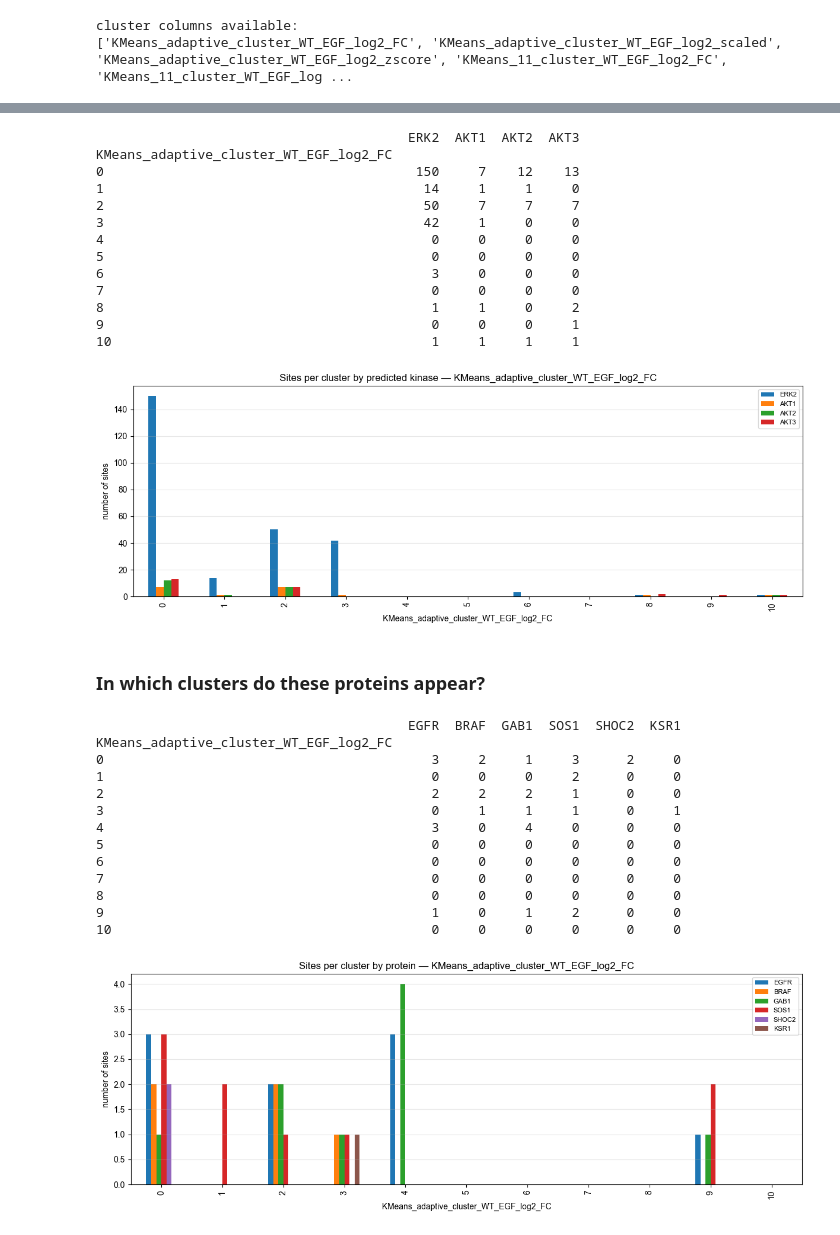
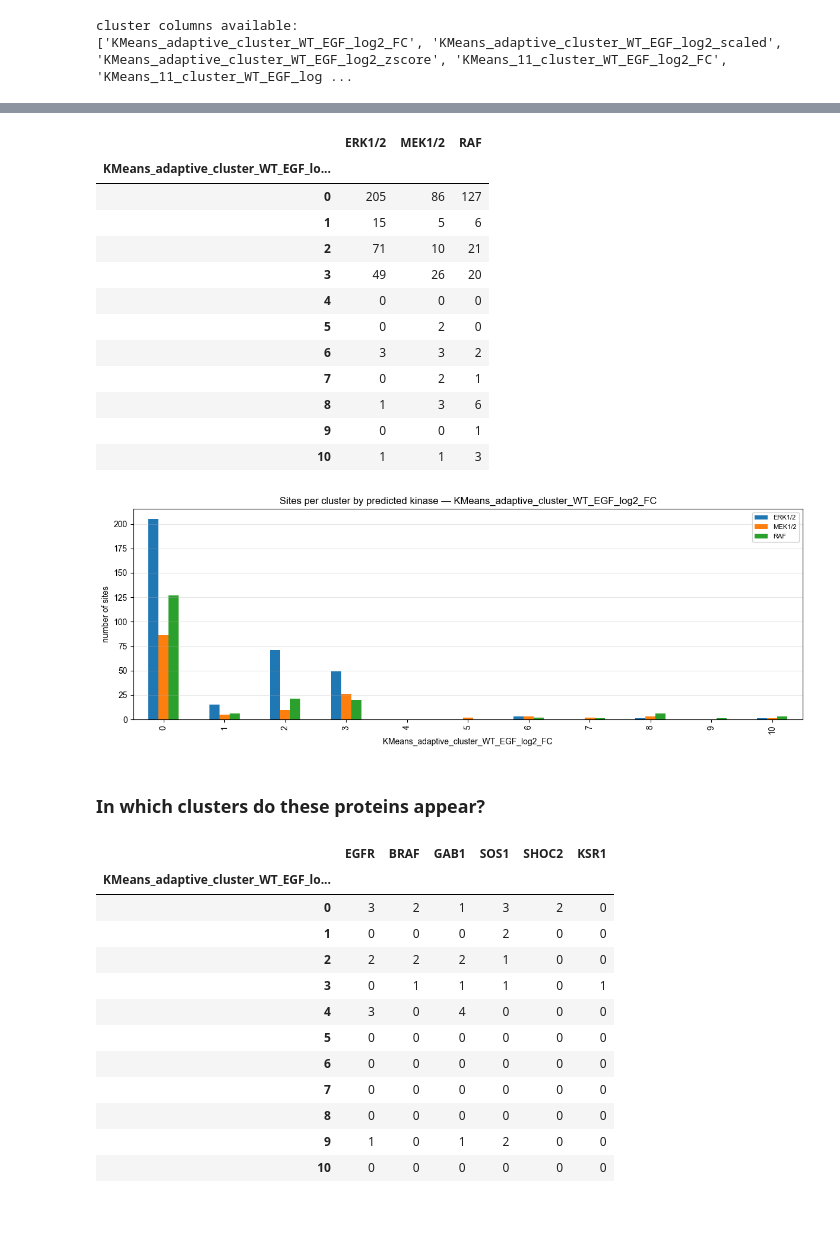
Before and after one commit to IgnacioNavas/TMT_Data_analysis, a Jupyter notebook: notebooks/05_downstream/kinase_prediction.ipynb, the cells around one changed output, grey strips where cells are left out. Cells and saved outputs as stored; diff of their text form; code cells hidden in the pictures.

```diff
--- a/notebooks/05_downstream/kinase_prediction.ipynb
+++ b/notebooks/05_downstream/kinase_prediction.ipynb
@@ -248,53 +253,51 @@ for the top prediction only, or `min_percentile=` to require a confidence floor.
 kin_table = kinase_cluster_table(df_annotated,
                                  cluster_col=CLUSTER_COL,
                                  kinases=QUERY_KINASES,
+                                 groups=KINASE_GROUPS,   # merge paralogs (union; a site counts once)
                                  top_n=TOP_N,)
-print(kin_table)
-
-fig, ax = plot_cluster_composition(kin_table,
-                                   kind="bar",
-                                   title=f"Sites per cluster by predicted kinase — {CLUSTER_COL}",)
-plt.show()
+# print(kin_table)
+kin_table
 # %% [output]
-                                        ERK2  AKT1  AKT2  AKT3
-KMeans_adaptive_cluster_WT_EGF_log2_FC
-0                                        150     7    12    13
-1                                         14     1     1     0
-2                                         50     7     7     7
-3                                         42     1     0     0
-4                                          0     0     0     0
-5                                          0     0     0     0
-6                                          3     0     0     0
-7                                          0     0     0     0
-8                                          1     1     0     2
-9                                          0     0     0     1
-10                                         1     1     1     1
-[figure, removed]
+|  | ERK1/2 | MEK1/2 | RAF |
+| KMeans_adaptive_cluster_WT_EGF_lo... |  |  |  |
+| 0 | 205 | 86 | 127 |
+| 1 | 15 | 5 | 6 |
+| 2 | 71 | 10 | 21 |
+| 3 | 49 | 26 | 20 |
+| 4 | 0 | 0 | 0 |
+| 5 | 0 | 2 | 0 |
+| 6 | 3 | 3 | 2 |
+| 7 | 0 | 2 | 1 |
+| 8 | 1 | 3 | 6 |
+| 9 | 0 | 0 | 1 |
+| 10 | 1 | 1 | 3 |
+# %%
+fig, ax = plot_cluster_composition(kin_table,
+                                   kind="bar",
+                                   title=f"Sites per cluster by predicted kinase — {CLUSTER_COL}",)
+plt.show()
+# %% [output]
+[figure, added]
 # %% [markdown]
 ### In which clusters do these proteins appear?
 # %%
 prot_table = protein_cluster_table(df_annotated,
                                    cluster_col=CLUSTER_COL,
                                    proteins=QUERY_PROTEINS,
                                    protein_col="protein_name",)
-print(prot_table)
-
-fig, ax = plot_cluster_composition(prot_table,
-                                   kind="bar",
-                                   title=f"Sites per cluster by protein — {CLUSTER_COL}",)
-plt.show()
+# print(prot_table)
+prot_table
 # %% [output]
-                                        EGFR  BRAF  GAB1  SOS1  SHOC2  KSR1
-KMeans_adaptive_cluster_WT_EGF_log2_FC
-0                                          3     2     1     3      2     0
-1                                          0     0     0     2      0     0
-2                                          2     2     2     1      0     0
-3                                          0     1     1     1      0     1
-4                                          3     0     4     0      0     0
-5                                          0     0     0     0      0     0
-6                                          0     0     0     0      0     0
-7                                          0     0     0     0      0     0
-8                                          0     0     0     0      0     0
-9                                          1     0     1     2      0     0
-10                                         0     0     0     0      0     0
-[figure, removed]
+|  | EGFR | BRAF | GAB1 | SOS1 | SHOC2 | KSR1 |
+| KMeans_adaptive_cluster_WT_EGF_lo... |  |  |  |  |  |  |
+| 0 | 3 | 2 | 1 | 3 | 2 | 0 |
+| 1 | 0 | 0 | 0 | 2 | 0 | 0 |
+| 2 | 2 | 2 | 2 | 1 | 0 | 0 |
+| 3 | 0 | 1 | 1 | 1 | 0 | 1 |
+| 4 | 3 | 0 | 4 | 0 | 0 | 0 |
+| 5 | 0 | 0 | 0 | 0 | 0 | 0 |
+| 6 | 0 | 0 | 0 | 0 | 0 | 0 |
+| 7 | 0 | 0 | 0 | 0 | 0 | 0 |
+| 8 | 0 | 0 | 0 | 0 | 0 | 0 |
+| 9 | 1 | 0 | 1 | 2 | 0 | 0 |
+| 10 | 0 | 0 | 0 | 0 | 0 | 0 |
```
Also changed, not shown: parts of 5 cells of this notebook, 10 other files.
